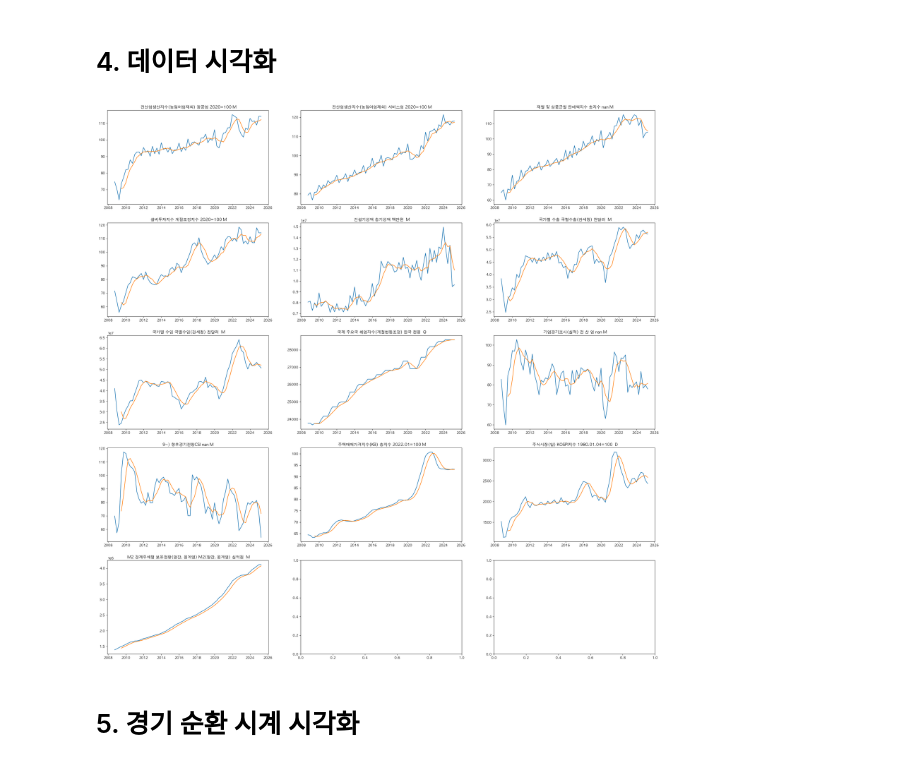
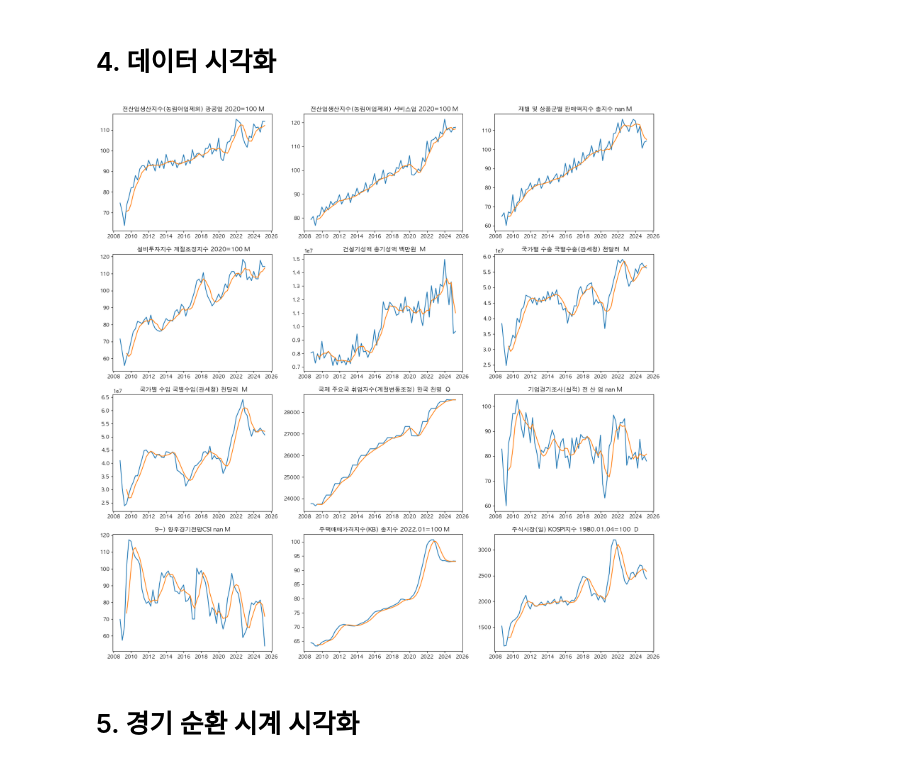
Before and after one commit to jmlee8939/macroeconomics_analysis, a Jupyter notebook: analysis.ipynb, the cells around one changed output. Saved outputs shown, nothing was run; the diff lists cells and outputs as text; code cells hidden in the pictures.

```diff
--- a/analysis.ipynb
+++ b/analysis.ipynb
@@ -116,13 +116,13 @@ df_cycle.head(3)
 # 4. 데이터 시각화
 # %%
 # 추세 및 분기별 데이터 시각화
-fig, axes = plt.subplots(5, 3, figsize=(30, 30))
-for i, col in enumerate(df_quarter.columns):
+fig, axes = plt.subplots(4, 3, figsize=(20, 20))
+for i, col in enumerate(df_quarter.columns[:-1]):
     axes[i//3, i%3].plot(df_quarter[col])
     axes[i//3, i%3].plot(df_ma[col])
     axes[i//3, i%3].set_title(col)
 # %% [output]
-[figure, old version]
+[figure, new version]
 # %% [markdown]
 # 5. 경기 순환 시계 시각화
 # %%
```
Also changed, not shown: parts of 9 cells of this notebook, 1 other file.
